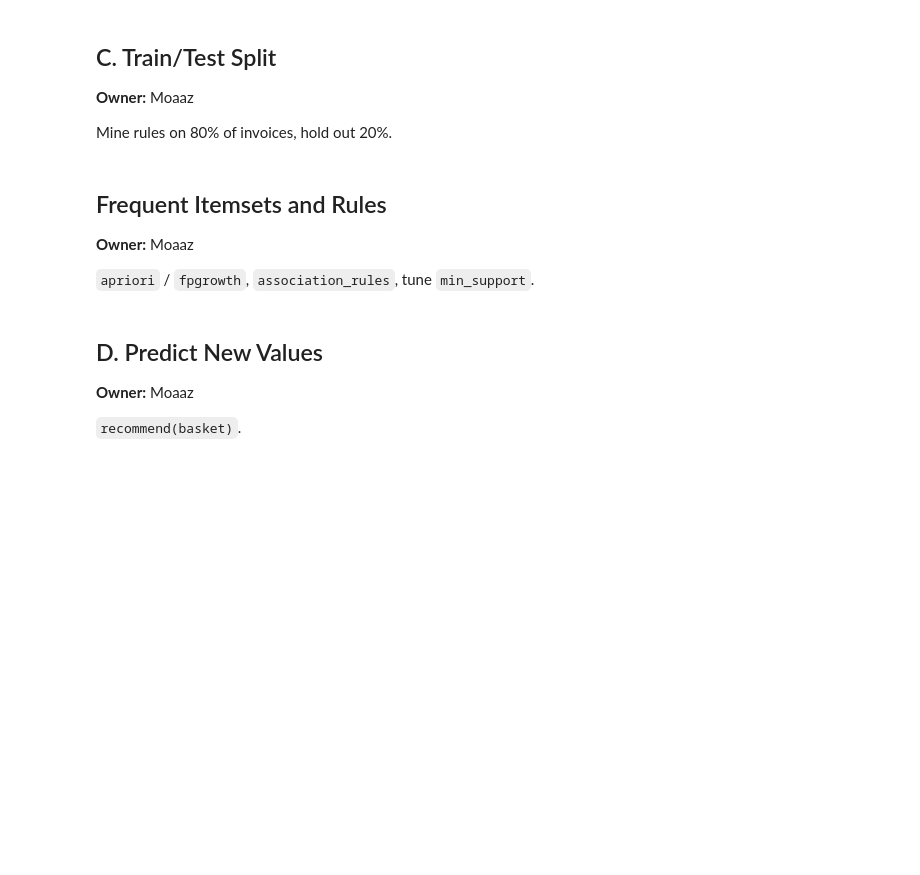
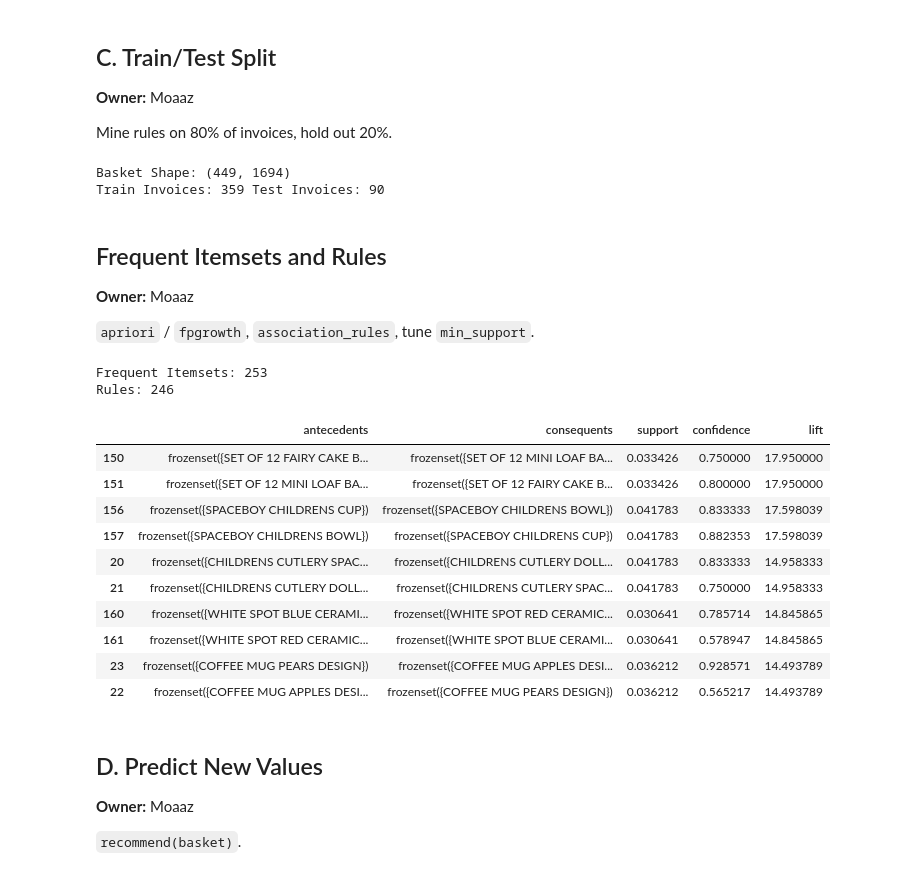
Before and after one commit to MoaazHF/data-mining, a Jupyter notebook: notebooks/3_association.ipynb, the cells around one changed output. Drawn from its saved outputs; the diff is of its cells as text; code cells hidden in the pictures; blank space fills up the shorter version.

```diff
--- a/notebooks/3_association.ipynb
+++ b/notebooks/3_association.ipynb
@@ -39,3 +20,13 @@ Mine rules on 80% of invoices, hold out 20%.
+# %%
+
+from sklearn.model_selection import train_test_split
+basket = pd.read_csv(DATA / "online_retail_checkpoint_for_moaz.csv" ,index_col="InvoiceNo").astype(bool)
+print("Basket Shape:", basket.shape)
+basket_train , basket_test= train_test_split(basket, test_size=0.2 , random_state=RANDOM_STATE)
+print("Train Invoices:", len(basket_train),"Test Invoices:", len(basket_test) )
+# %% [output]
+Basket Shape: (449, 1694)
+Train Invoices: 359 Test Invoices: 90
 # %% [markdown]
 ## Frequent Itemsets and Rules
 **Owner:** Moaaz
@@ -46,3 +35,23 @@ Mine rules on 80% of invoices, hold out 20%.
+# %%
+freq=apriori(basket_train, min_support=0.03, use_colnames=True)
+print("Frequent Itemsets:",len(freq))
+rules=association_rules(freq , metric="lift", min_threshold=1)
+print("Rules:",len(rules))
+rules.sort_values("lift", ascending=False).head(10)[["antecedents", "consequents", "support", "confidence", "lift"]]
+# %% [output]
+Frequent Itemsets: 253
+Rules: 246
+|  | antecedents | consequents | support | confidence | lift |
+| 150 | frozenset({SET OF 12 FAIRY CAKE B... | frozenset({SET OF 12 MINI LOAF BA... | 0.033426 | 0.750000 | 17.950000 |
+| 151 | frozenset({SET OF 12 MINI LOAF BA... | frozenset({SET OF 12 FAIRY CAKE B... | 0.033426 | 0.800000 | 17.950000 |
+| 156 | frozenset({SPACEBOY CHILDRENS CUP}) | frozenset({SPACEBOY CHILDRENS BOWL}) | 0.041783 | 0.833333 | 17.598039 |
+| 157 | frozenset({SPACEBOY CHILDRENS BOWL}) | frozenset({SPACEBOY CHILDRENS CUP}) | 0.041783 | 0.882353 | 17.598039 |
+| 20 | frozenset({CHILDRENS CUTLERY SPAC... | frozenset({CHILDRENS CUTLERY DOLL... | 0.041783 | 0.833333 | 14.958333 |
+| 21 | frozenset({CHILDRENS CUTLERY DOLL... | frozenset({CHILDRENS CUTLERY SPAC... | 0.041783 | 0.750000 | 14.958333 |
+| 160 | frozenset({WHITE SPOT BLUE CERAMI... | frozenset({WHITE SPOT RED CERAMIC... | 0.030641 | 0.785714 | 14.845865 |
+| 161 | frozenset({WHITE SPOT RED CERAMIC... | frozenset({WHITE SPOT BLUE CERAMI... | 0.030641 | 0.578947 | 14.845865 |
+| 23 | frozenset({COFFEE MUG PEARS DESIGN}) | frozenset({COFFEE MUG APPLES DESI... | 0.036212 | 0.928571 | 14.493789 |
+| 22 | frozenset({COFFEE MUG APPLES DESI... | frozenset({COFFEE MUG PEARS DESIGN}) | 0.036212 | 0.565217 | 14.493789 |
 # %% [markdown]
 ## D. Predict New Values
 **Owner:** Moaaz
```
Also changed, not shown: parts of 15 cells of this notebook.
